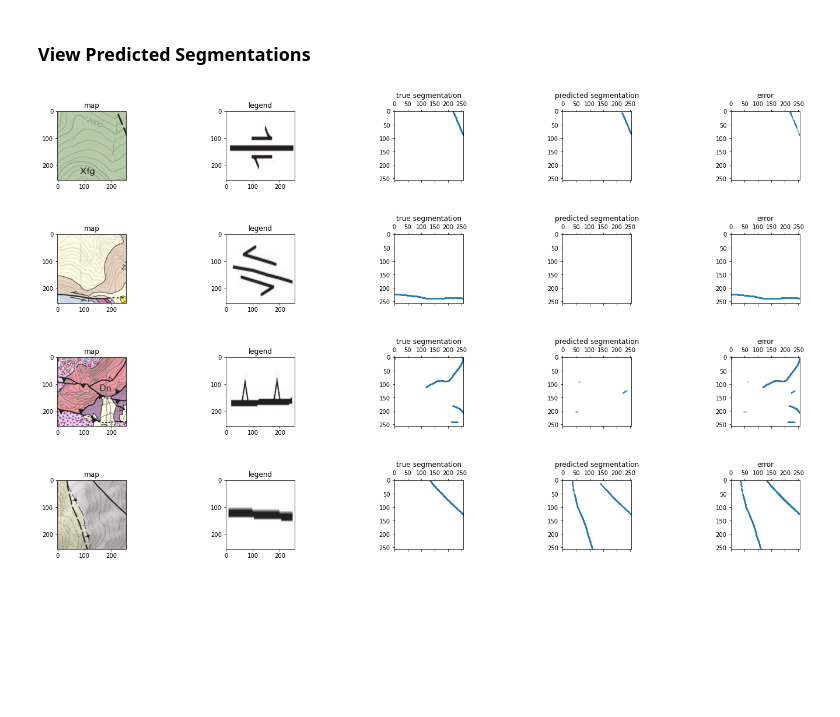
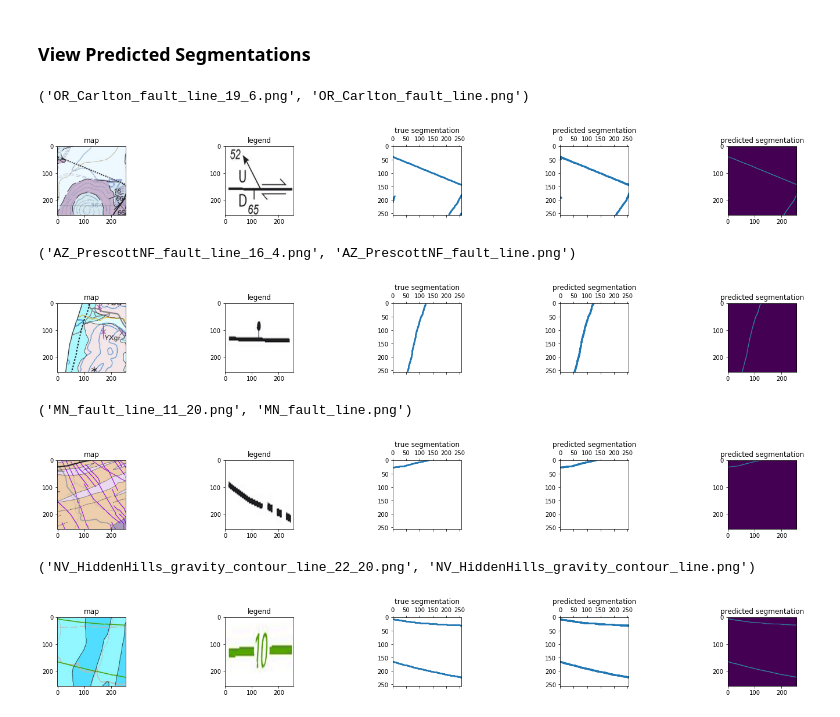
Before and after one commit to priyammaz/DARPAMapExtraction, a Jupyter notebook: model/model_lines.ipynb, the cells around one changed output. Cells and saved outputs as stored; diff of their text form; code cells hidden in the pictures; blank space fills up the shorter version.

```diff
--- a/model/model_lines.ipynb
+++ b/model/model_lines.ipynb
@@ -297,8 +227,9 @@ callback2 = tf.keras.callbacks.EarlyStopping(monitor='loss', patience=3) # When
 # %%
-# load weights
-unet.load_weights("./saved_line_model/best_model.hdf5")
+# load weight
+if os.path.exists("./saved_line_model/best_attention_model.hdf5"):
+    unet.load_weights("./saved_line_model/best_attention_model.hdf5")
 
 # Run the model in a mini-batch fashion and compute the progress for each epoch
-results = unet.fit(train_dataset, epochs=5, callbacks=[callback1, callback2], validation_data=validate_dataset)
+results = unet.fit(train_dataset, epochs=5, callbacks=[callback1], validation_data=validate_dataset)
 # %% [output]
 Epoch 1/5
@@ -345,4 +281,4 @@ plt.show()
 # %% [markdown]
 ### View Predicted Segmentations
 # %%
-unet.load_weights("./saved_line_model/best_model.hdf5")
+unet.load_weights("./saved_line_model/best_attention_model.hdf5")
@@ -349,18 +291,19 @@ unet.load_weights("./saved_line_model/best_model.hdf5")
 # %%
 def plotResult(n, fileName):
     test_dataset = tf.data.Dataset.from_tensor_slices([fileName])
-    test_dataset = test_dataset.map(load_img)
+    test_dataset = test_dataset.map(load_validation_img)
     test_dataset = test_dataset.batch(1)
 
     predicted = unet.predict(test_dataset)
-    mapName = 'map_patches/'+fileName
-    segName = 'seg_patches/'+fileName
 
-    map_img = mpimg.imread(filePath+mapName)
-    seg_img = mpimg.imread(filePath+segName)
+    mapName = '/home/shared/DARPA/all_patched_data/validation/line/map_patches/'+fileName[0]
+    segName = '/home/shared/DARPA/all_patched_data/validation/line/seg_patches/'+fileName[0]
+    legendName = '/home/shared/DARPA/all_patched_data/validation/line/legend/'+fileName[1]
 
-    labelName = 'labels/'+fileName
-    label_img = mpimg.imread(filePath+labelName)
+    map_img = mpimg.imread(mapName)
+    seg_img = mpimg.imread(segName)
+
+    label_img = mpimg.imread(legendName)
 
     plt.rcParams["figure.figsize"] = (25,10)
 
@@ -378,21 +321,12 @@ def plotResult(n, fileName):
 
     plt.subplot(n,5,4)
     plt.title("predicted segmentation")
-    predicted[predicted >= 0.5] = 1
-    predicted[predicted < 0.5] = 0
-    plt.spy(predicted[0,:,:,0], markersize=1)
+#     plt.imshow(predicted[0,:,:,0])
+    plt.spy(np.where(predicted[0,:,:,0]>0.1,1,0), markersize=1)
 
     plt.subplot(n,5,5)
-    plt.title("error")
-    plt.spy(predicted[0,:,:,0]-seg_img, markersize=1)
+    plt.title("predicted segmentation")
+    plt.imshow(predicted[0,:,:,0])
+#     plt.spy(np.where(predicted[0,:,:,0]>0.5,1,0), markersize=1)
+
     plt.show()
-# %%
-n=4
-for fileName in random.sample(validate_file, n):
-    # fileName.split('.')[0].split('_')[-2]
-    plotResult(n, fileName)
-# %% [output]
-[figure, removed]
-[figure, removed]
-[figure, removed]
-[figure, removed]
@@ -402,0 +333,14 @@ for fileName in random.sample(validate_file, n):
+# %%
+n=4
+for fileName in random.sample(validate_map_legend_names, n):
+    print(fileName)
+    plotResult(n, fileName)
+# %% [output]
+('OR_Carlton_fault_line_19_6.png', 'OR_Carlton_fault_line.png')
+[figure, added]
+('AZ_PrescottNF_fault_line_16_4.png', 'AZ_PrescottNF_fault_line.png')
+[figure, added]
+('MN_fault_line_11_20.png', 'MN_fault_line.png')
+[figure, added]
+('NV_HiddenHills_gravity_contour_line_22_20.png', 'NV_HiddenHills_gravity_contour_line.png')
+[figure, added]
```
Also changed, not shown: parts of 20 cells of this notebook, 35 other files.
